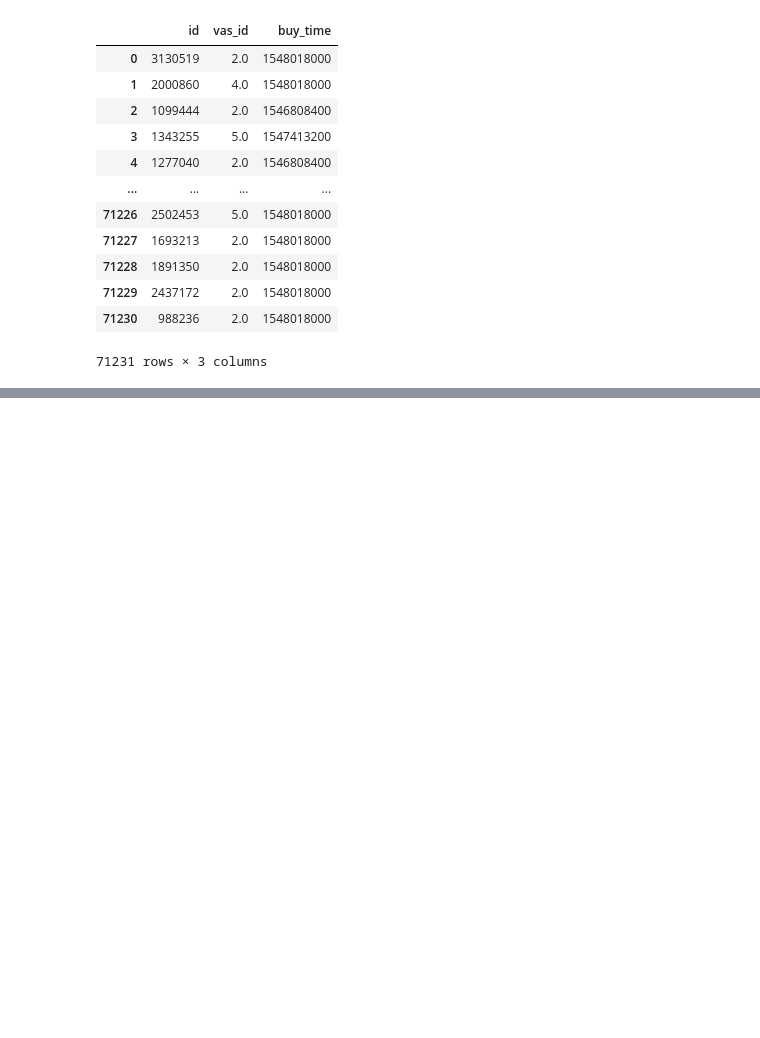
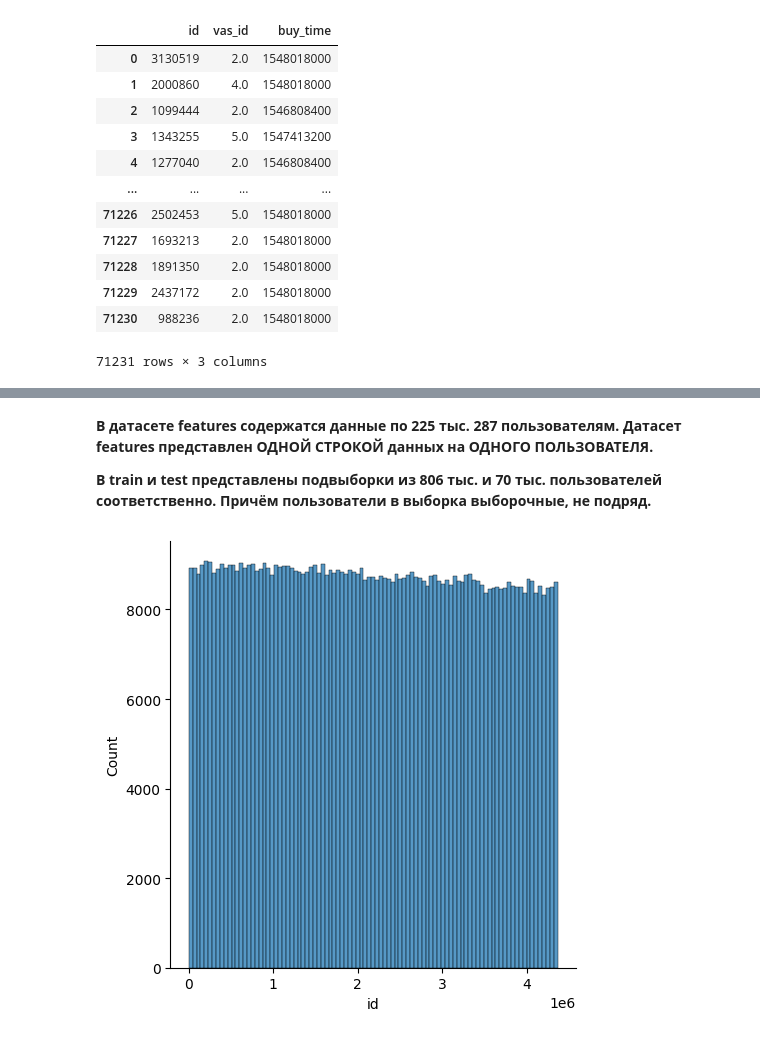
Before and after one commit to vit050587/course_lab_megafon, a Jupyter notebook: final_project_megafon.ipynb, the cells around one changed output, grey strips where cells are left out. Saved outputs shown, nothing was run; the diff lists cells and outputs as text; code cells hidden in the pictures; blank space fills up the shorter version.

```diff
--- a/final_project_megafon.ipynb
+++ b/final_project_megafon.ipynb
@@ -143,0 +309,8 @@ test
+# %% [markdown]
+**В датасете features содержатся данные по 225 тыс. 287 пользователям. Датасет features представлен ОДНОЙ СТРОКОЙ данных на ОДНОГО ПОЛЬЗОВАТЕЛЯ.**
+
+**В train и test представлены подвыборки из 806 тыc. и 70 тыс. пользователей соответственно. Причём пользователи в выборка выборочные, не подряд.**
+# %%
+sns.displot(train, x='id');
+# %% [output]
+[figure, added]
```
Also changed, not shown: parts of 153 cells of this notebook.
